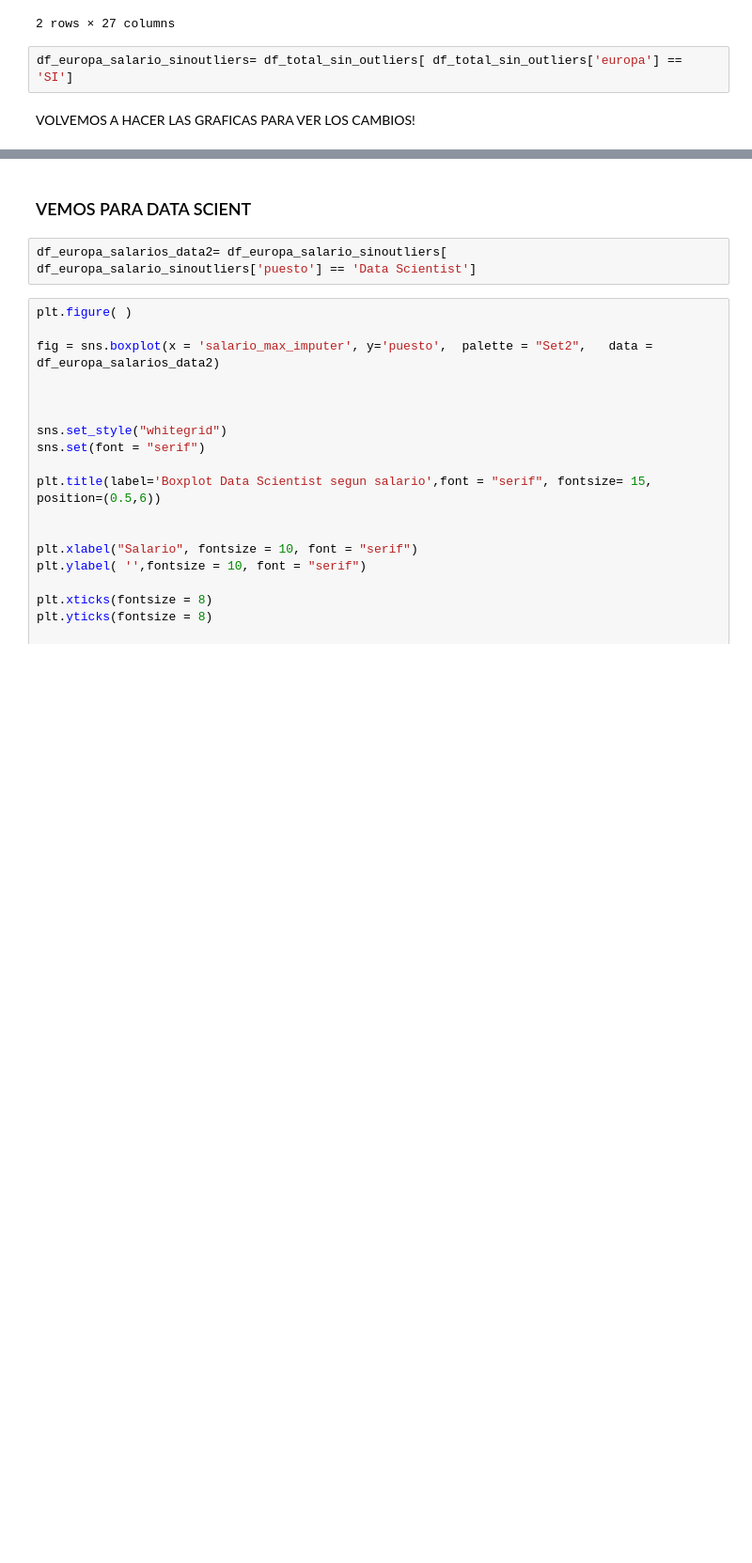
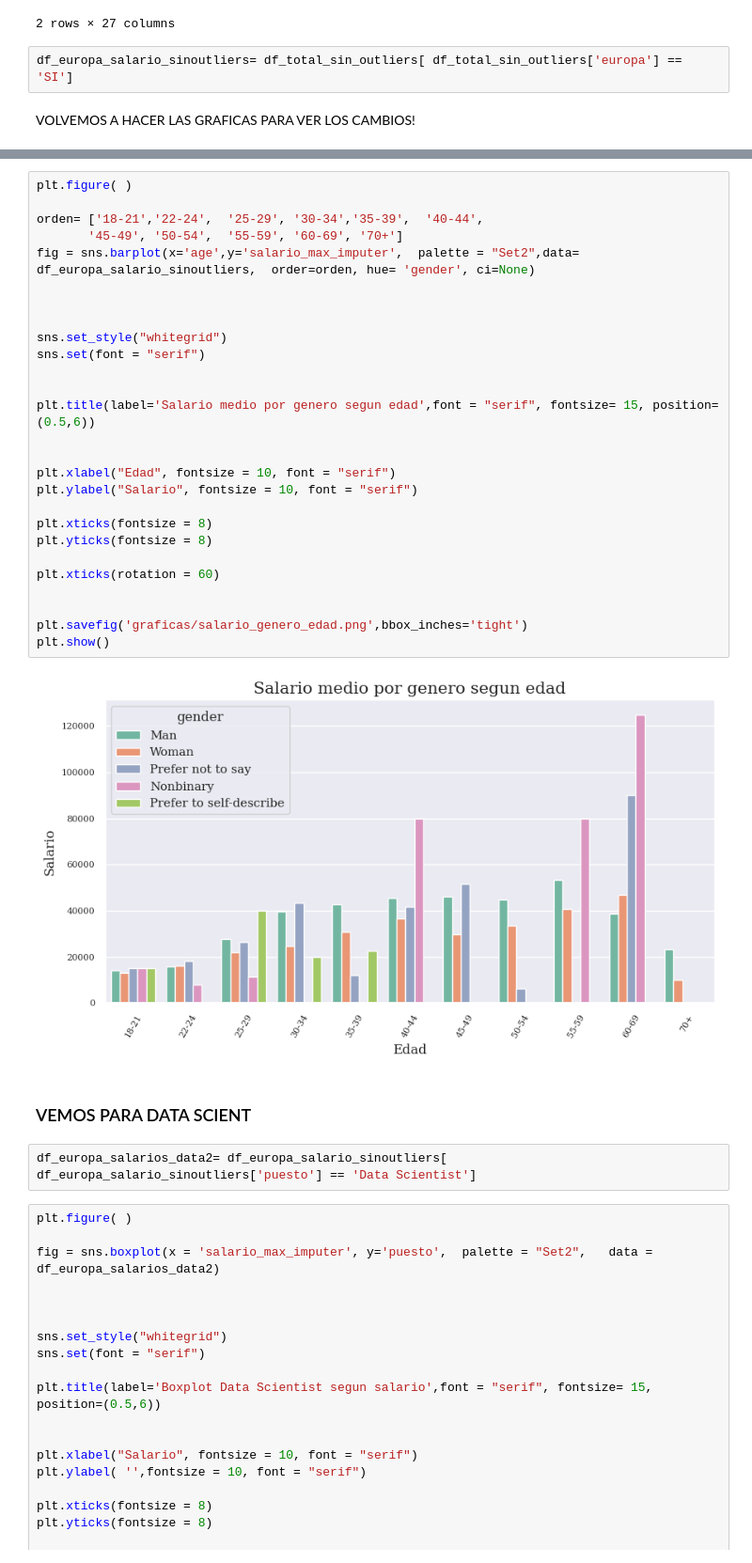
Before and after one commit to Adalab/project-DA-promo-c-modulo-2-team-5, a Jupyter notebook: Sprint3/sprint3_proyecto_modulo2.ipynb, the cells around one changed output, grey strips where cells are left out. Shown at 94% size. Drawn from its saved outputs; the diff is of its cells as text; blank space fills up the shorter version.

Commit message:
graficas

```diff
--- a/Sprint3/sprint3_proyecto_modulo2.ipynb
+++ b/Sprint3/sprint3_proyecto_modulo2.ipynb
@@ -671,3 +704,32 @@ plt.show()
+# %%
+plt.figure( )
+
+orden= ['18-21','22-24',  '25-29', '30-34','35-39',  '40-44',
+       '45-49', '50-54',  '55-59', '60-69', '70+']
+fig = sns.barplot(x='age',y='salario_max_imputer',  palette = "Set2",data= df_europa_salario_sinoutliers,  order=orden, hue= 'gender', ci=None)
+
+
+
+sns.set_style("whitegrid")
+sns.set(font = "serif")
+
+
+plt.title(label='Salario medio por genero segun edad',font = "serif", fontsize= 15, position=(0.5,6))
+
+
+plt.xlabel("Edad", fontsize = 10, font = "serif")
+plt.ylabel("Salario", fontsize = 10, font = "serif")
+
+plt.xticks(fontsize = 8)
+plt.yticks(fontsize = 8)
+
+plt.xticks(rotation = 60)
+
+
+plt.savefig('graficas/salario_genero_edad.png',bbox_inches='tight')
+plt.show()
+# %% [output]
+[figure, added]
 # %% [markdown]
 ### VEMOS PARA DATA SCIENT
 # %%
```
Also changed, not shown: parts of 15 cells of this notebook, 8 other files.
